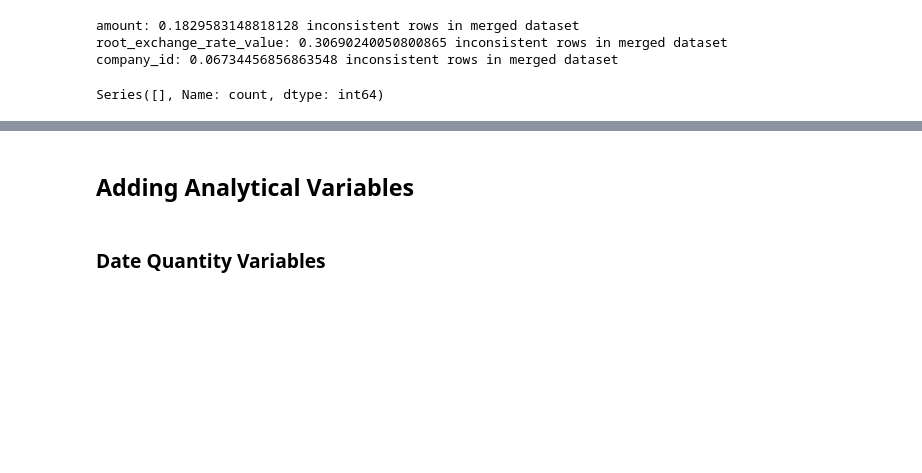
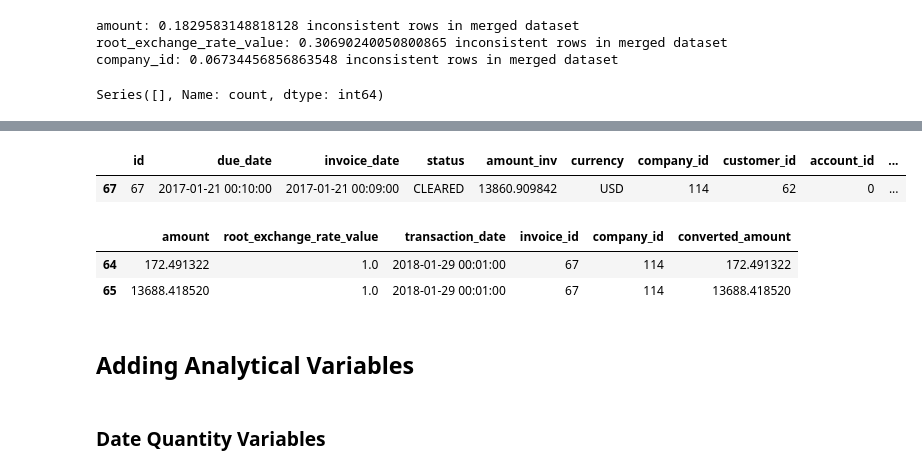
Before and after one commit to lauren7249/Data-Science-Take-Home-Project, a Jupyter notebook: data_analysis/files/exploratory.ipynb, the cells around one changed output, grey strips where cells are left out. Saved outputs shown, nothing was run; the diff lists cells and outputs as text; code cells hidden in the pictures; blank space fills up the shorter version.

```diff
--- a/data_analysis/files/exploratory.ipynb
+++ b/data_analysis/files/exploratory.ipynb
@@ -391,3 +414,14 @@ Series([], Name: count, dtype: int64)
+# %%
+invoices.query("id==67")
+# %% [output]
+|  | id | due_date | invoice_date | status | amount_inv | currency | company_id | customer_id | account_id | ... |
+| 67 | 67 | 2017-01-21 00:10:00 | 2017-01-21 00:09:00 | CLEARED | 13860.909842 | USD | 114 | 62 | 0 | ... |
+# %%
+payments.query("invoice_id==67")
+# %% [output]
+|  | amount | root_exchange_rate_value | transaction_date | invoice_id | company_id | converted_amount |
+| 64 | 172.491322 | 1.0 | 2018-01-29 00:01:00 | 67 | 114 | 172.491322 |
+| 65 | 13688.418520 | 1.0 | 2018-01-29 00:01:00 | 67 | 114 | 13688.418520 |
 # %% [markdown]
 ## Adding Analytical Variables
 # %% [markdown]
```
Also changed, not shown: parts of 20 cells of this notebook, 9 other files.
